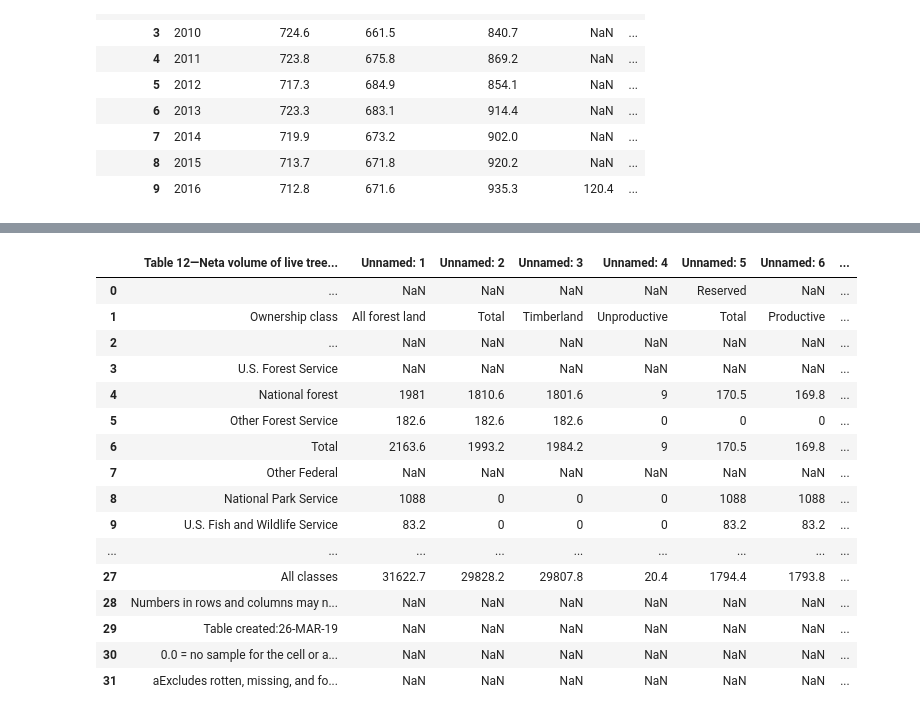
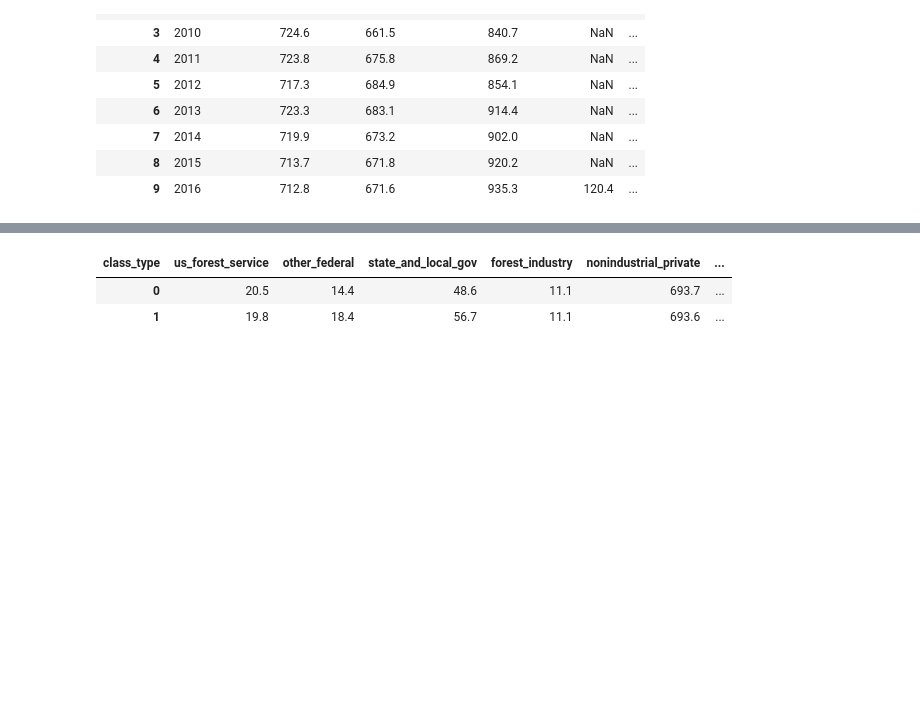
Before and after one commit to danileahacker/NSS-Capstone-Dani-Hacker, a Jupyter notebook: scripts/forests_cleaning.ipynb, the cells around one changed output, grey strips where cells are left out. Cells and saved outputs as stored; diff of their text form; code cells hidden in the pictures; blank space fills up the shorter version.

```diff
--- a/scripts/forests_cleaning.ipynb
+++ b/scripts/forests_cleaning.ipynb
@@ -379,41 +615,27 @@ disturbed
 # %%
-## Table 12
-## Land by Volume Live Trees, in thousand acres
+## Table 24
+## Land by Tree Growth, in million cubic feet
 
 # 2016
-volume_2016 = dict_trees2016.get('Tab 12')
-# ownership_class_2016.columns = ['class_type', 'all_forest_land', 'total_unreserved', 'timberland', 'unproductive', 'total_reserved', 'productive', 'unproductive_reserved']
-# ownership_class_2016 = ownership_class_2016.head(28)
-# ownership_class_2016 = ownership_class_2016.tail(25)
-# ownership_class_2016 = ownership_class_2016.reset_index(drop=True)
-# ownership_class_2016 = ownership_class_2016[['class_type', 'all_forest_land']]
+growth_2016 = dict_trees2016.get('Tab 24')
+growth_2016.columns = ['class_type', 'timberland', 'forest_land']
+growth_2016 = growth_2016.head(27)
+growth_2016 = growth_2016.tail(25)
+growth_2016 = growth_2016.reset_index(drop=True)
 
-# ownership_class_2016.at[3, 'class_type']='us_forest_service'
-# ownership_class_2016.at[9, 'class_type']='other_federal'
-# ownership_class_2016.at[13, 'class_type']='state_and_local_gov'
-# ownership_class_2016.at[17, 'class_type']='forest_industry'
-# ownership_class_2016.at[23, 'class_type']='nonindustrial_private'
-# ownership_class_2016.at[24, 'class_type']='total_land'
-# ownership_class_2016 = ownership_class_2016.set_index('class_type')
-# ownership_class_2016 = ownership_class_2016.transpose()[['us_forest_service', 'other_federal', 'state_and_local_gov', 'forest_industry', 'nonindustrial_private', 'total_land']].reset_index(drop=True)
-# ownership_class_2016['year'] = '2016'
+growth_2016.at[3, 'class_type']='us_forest_service'
+growth_2016.at[9, 'class_type']='other_federal'
+growth_2016.at[13, 'class_type']='state_and_local_gov'
+growth_2016.at[17, 'class_type']='forest_industry'
+growth_2016.at[23, 'class_type']='nonindustrial_private'
+growth_2016.at[24, 'class_type']='total_land'
+growth_2016 = growth_2016.set_index('class_type')
+growth_2016 = growth_2016.transpose()[['us_forest_service', 'other_federal', 'state_and_local_gov', 'forest_industry', 'nonindustrial_private', 'total_land']].reset_index(drop=True)
+growth_2016['land_type'] = ['timberland', 'forest land']
+growth_2016['year'] = '2016'
 
-volume_2016
+growth_2016
 # %% [output]
-|  | Table 12—Neta volume of live tree... | Unnamed: 1 | Unnamed: 2 | Unnamed: 3 | Unnamed: 4 | Unnamed: 5 | Unnamed: 6 | ... |
-| 0 | ... | NaN | NaN | NaN | NaN | Reserved | NaN | ... |
-| 1 | Ownership class | All forest land | Total | Timberland | Unproductive | Total | Productive | ... |
-| 2 | ... | NaN | NaN | NaN | NaN | NaN | NaN | ... |
-| 3 | U.S. Forest Service | NaN | NaN | NaN | NaN | NaN | NaN | ... |
-| 4 | National forest | 1981 | 1810.6 | 1801.6 | 9 | 170.5 | 169.8 | ... |
-| 5 | Other Forest Service | 182.6 | 182.6 | 182.6 | 0 | 0 | 0 | ... |
-| 6 | Total | 2163.6 | 1993.2 | 1984.2 | 9 | 170.5 | 169.8 | ... |
-| 7 | Other Federal | NaN | NaN | NaN | NaN | NaN | NaN | ... |
-| 8 | National Park Service | 1088 | 0 | 0 | 0 | 1088 | 1088 | ... |
-| 9 | U.S. Fish and Wildlife Service | 83.2 | 0 | 0 | 0 | 83.2 | 83.2 | ... |
-| ... | ... | ... | ... | ... | ... | ... | ... | ... |
-| 27 | All classes | 31622.7 | 29828.2 | 29807.8 | 20.4 | 1794.4 | 1793.8 | ... |
-| 28 | Numbers in rows and columns may n... | NaN | NaN | NaN | NaN | NaN | NaN | ... |
-| 29 | Table created:26-MAR-19 | NaN | NaN | NaN | NaN | NaN | NaN | ... |
-| 30 | 0.0 = no sample for the cell or a... | NaN | NaN | NaN | NaN | NaN | NaN | ... |
-| 31 | aExcludes rotten, missing, and fo... | NaN | NaN | NaN | NaN | NaN | NaN | ... |
+| class_type | us_forest_service | other_federal | state_and_local_gov | forest_industry | nonindustrial_private | ... |
+| 0 | 20.5 | 14.4 | 48.6 | 11.1 | 693.7 | ... |
+| 1 | 19.8 | 18.4 | 56.7 | 11.1 | 693.6 | ... |
```
Also changed, not shown: parts of 4 cells of this notebook, 1 other file.
